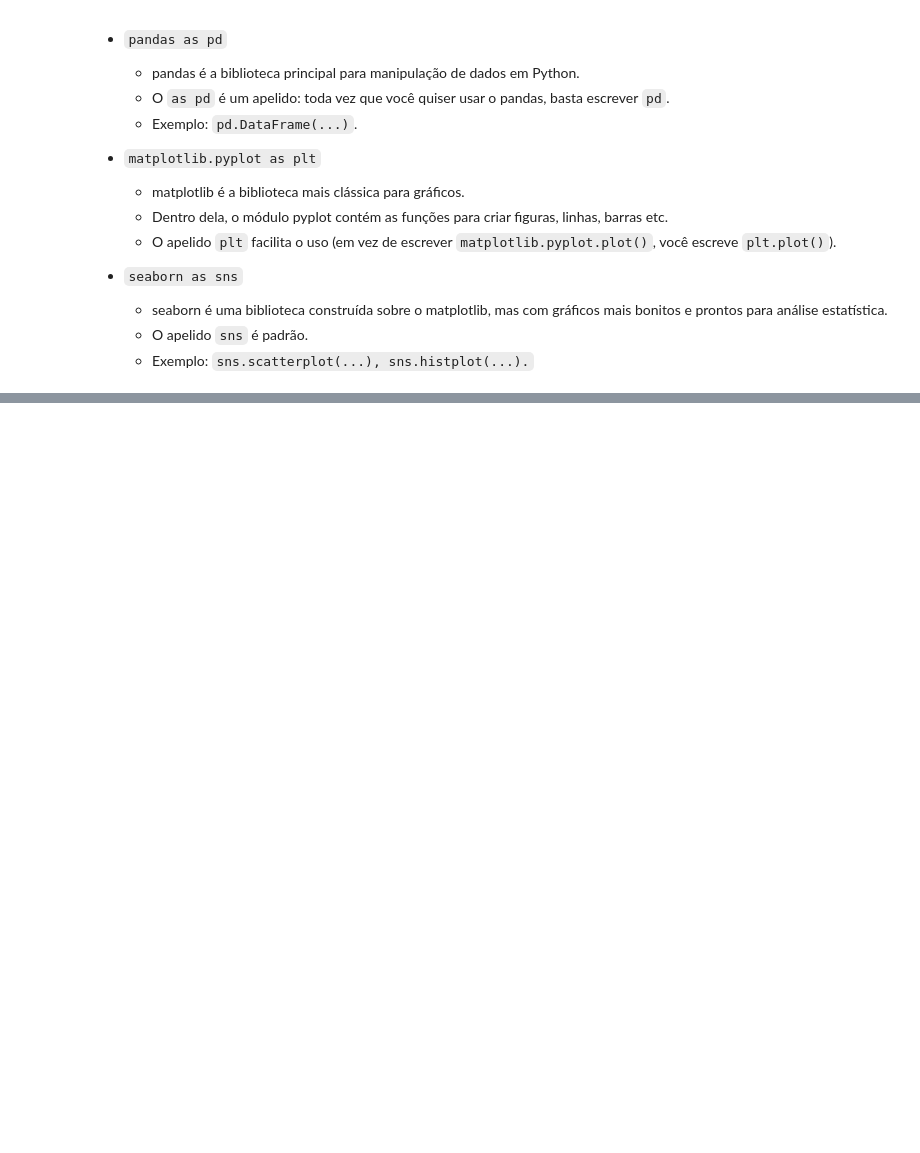
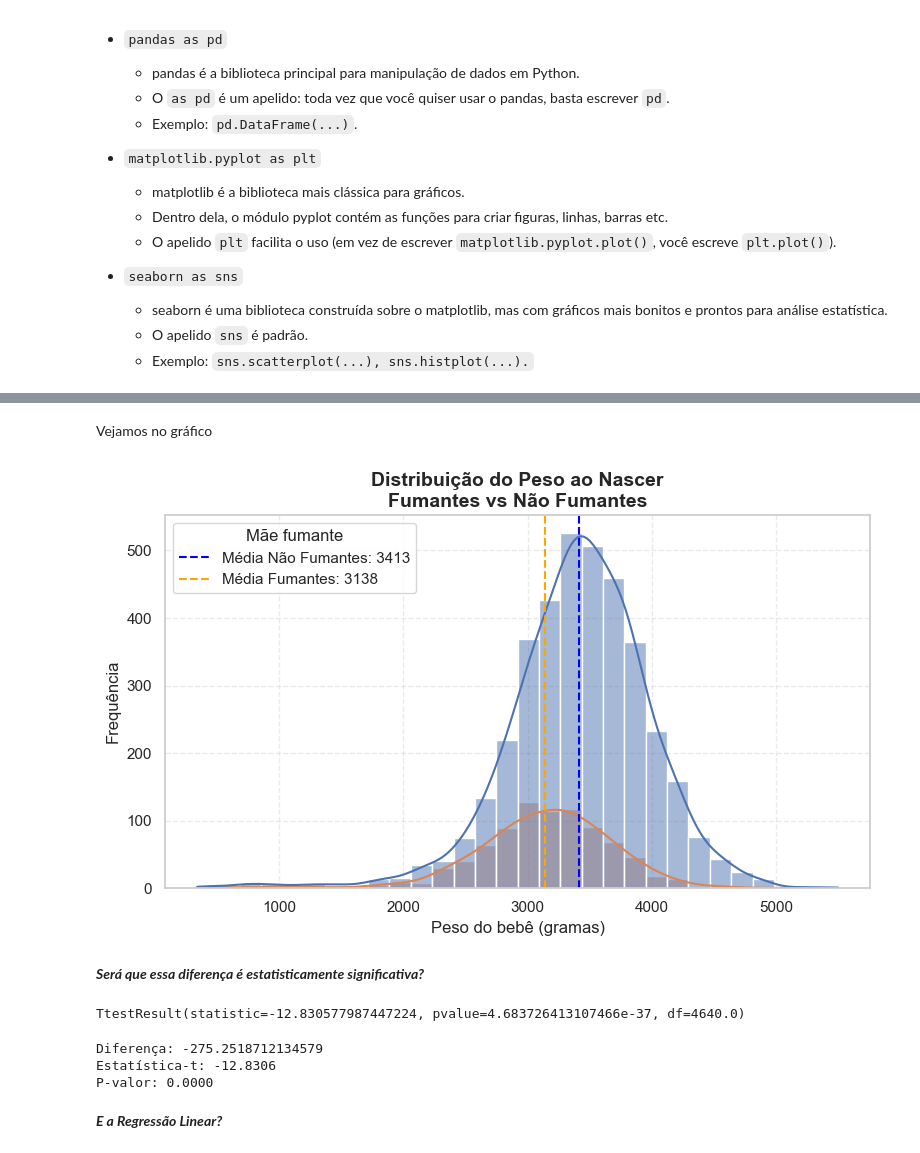
Before and after one commit to Daniel-Uhr/UFSC_2025, a Jupyter notebook: Seminario_2025_UFSC.ipynb, the cells around one changed output, grey strips where cells are left out. Cells and saved outputs as stored; diff of their text form; code cells hidden in the pictures; blank space fills up the shorter version.

```diff
--- a/Seminario_2025_UFSC.ipynb
+++ b/Seminario_2025_UFSC.ipynb
@@ -294,0 +454,3 @@ max    3100.000000  0.610000
+# %%
+media_fumante = df[df['Treated'] == 1]['bweight'].mean()
+media_nao_fumante = df[df['Treated'] == 0]['bweight'].mean()
@@ -294,0 +463,6 @@ max    3100.000000  0.610000
+# %%
+# Crie a variável 'Treated' com valor inicial de 0
+df['Treated'] = 0
+
+# Recodifique 'Treated' para 1 se 'mbsmoke' for igual a 'smoker'
+df.loc[df['mbsmoke'] == 'smoker', 'Treated'] = 1
@@ -294,0 +485,59 @@ max    3100.000000  0.610000
+# %% [markdown]
+Vejamos no gráfico
+# %%
+# Definir estilo e paleta
+sns.set_theme(style="whitegrid", palette="deep")
+
+plt.figure(figsize=(8,5))
+sns.histplot(
+    data=df,
+    x="bweight",
+    hue="Treated",        # variável de grupo (0 = não fumantes, 1 = fumantes)
+    bins=30,
+    kde=True,
+    alpha=0.5
+)
+
+# Adicionar linhas das médias
+plt.axvline(media_nao_fumante, color="blue", linestyle="--", linewidth=1.5, label=f"Média Não Fumantes: {media_nao_fumante:.0f}")
+plt.axvline(media_fumante, color="orange", linestyle="--", linewidth=1.5, label=f"Média Fumantes: {media_fumante:.0f}")
+
+# Títulos e rótulos
+plt.title("Distribuição do Peso ao Nascer\nFumantes vs Não Fumantes", fontsize=14, weight="bold")
+plt.xlabel("Peso do bebê (gramas)", fontsize=12)
+plt.ylabel("Frequência", fontsize=12)
+
+# Ajustar legenda
+plt.legend(title="Mãe fumante")
+
+# Ajustar grid
+plt.grid(True, linestyle="--", alpha=0.4)
+
+plt.tight_layout()
+plt.show()
+# %% [output]
+[figure, added]
+# %% [markdown]
+***Será que essa diferença é estatisticamente significativa?***
+# %%
+# Gerar um teste de diferença de médias (t-test) para comparar a média do peso do bebê entre fumantes e não fumantes
+grupo_fumantes = df[df['Treated'] == 1]['bweight']
+grupo_nao_fumantes = df[df['Treated'] == 0]['bweight']
+
+# Realizar o t-test
+teste_t = ttest_ind(grupo_fumantes, grupo_nao_fumantes)
+
+print(teste_t)
+# %% [output]
+TtestResult(statistic=-12.830577987447224, pvalue=4.683726413107466e-37, df=4640.0)
+# %%
+# Acessar os atributos em "teste_t"
+print("Diferença:", teste_t._estimate)
+print(f"Estatística-t: {teste_t.statistic:.4f}")    # aqui usamos f-strings para definir 4 casas depois da vírgula.
+print(f"P-valor: {teste_t.pvalue:.4f}")             # aqui também.
+# %% [output]
+Diferença: -275.2518712134579
+Estatística-t: -12.8306
+P-valor: 0.0000
+# %% [markdown]
+***E a Regressão Linear?***
```
Also changed, not shown: parts of 51 cells of this notebook.
